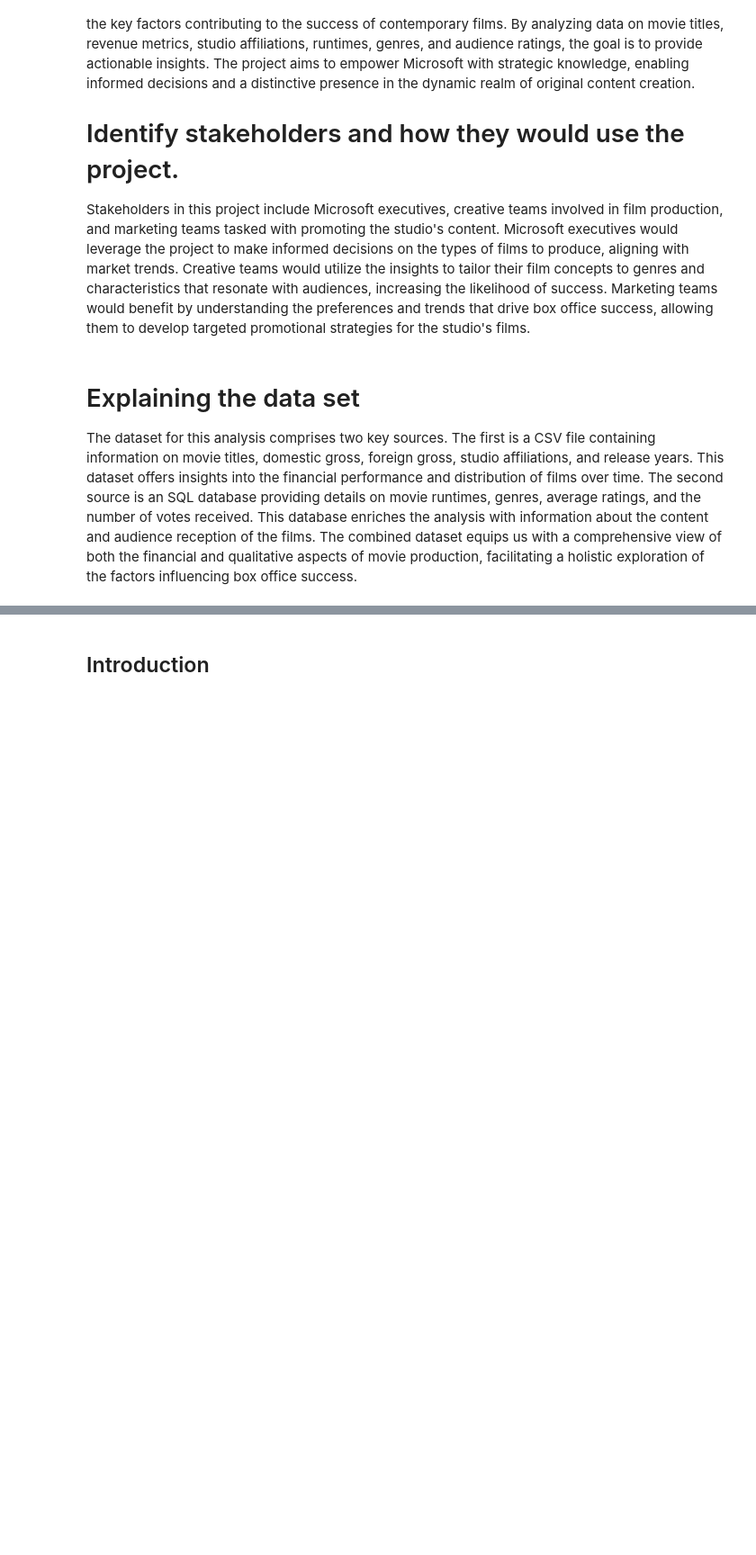
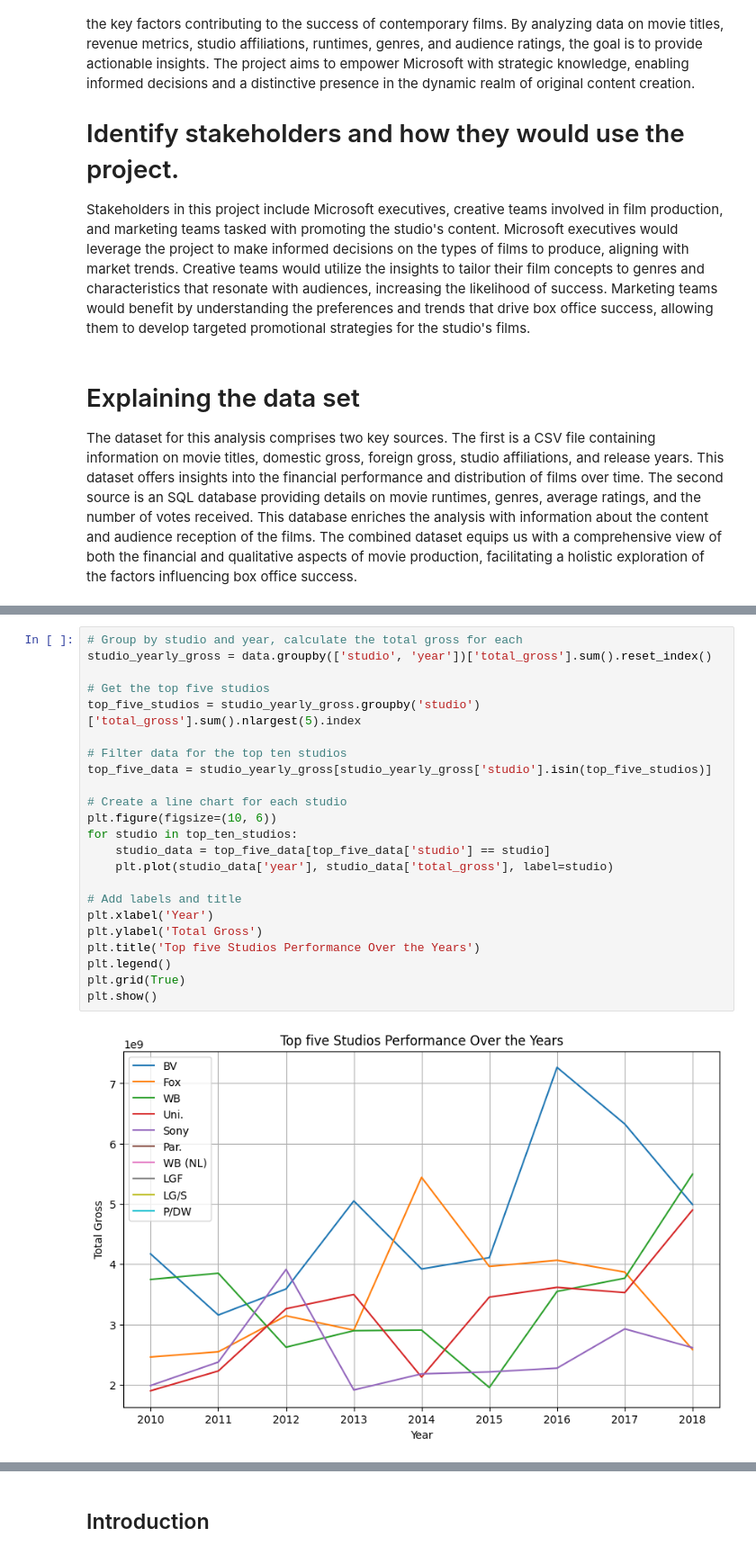
Before and after one commit to phelanthropus/Microsoft-Analysis, a Jupyter notebook: Microsoft Analysis.ipynb, the cells around one changed output, grey strips where cells are left out. Shown: that part at 90% size. Cells and saved outputs as stored; diff of their text form; blank space fills up the shorter version.

```diff
--- a/Microsoft Analysis.ipynb
+++ b/Microsoft Analysis.ipynb
@@ -18,0 +190,25 @@ conn = sqlite3.connect('im.db')
+# %%
+# Group by studio and year, calculate the total gross for each
+studio_yearly_gross = data.groupby(['studio', 'year'])['total_gross'].sum().reset_index()
+
+# Get the top five studios
+top_five_studios = studio_yearly_gross.groupby('studio')['total_gross'].sum().nlargest(5).index
+
+# Filter data for the top ten studios
+top_five_data = studio_yearly_gross[studio_yearly_gross['studio'].isin(top_five_studios)]
+
+# Create a line chart for each studio
+plt.figure(figsize=(10, 6))
+for studio in top_ten_studios:
+    studio_data = top_five_data[top_five_data['studio'] == studio]
+    plt.plot(studio_data['year'], studio_data['total_gross'], label=studio)
+
+# Add labels and title
+plt.xlabel('Year')
+plt.ylabel('Total Gross')
+plt.title('Top five Studios Performance Over the Years')
+plt.legend()
+plt.grid(True)
+plt.show()
+# %% [output]
+[figure, added]
```
Also changed, not shown: parts of 23 cells of this notebook.
